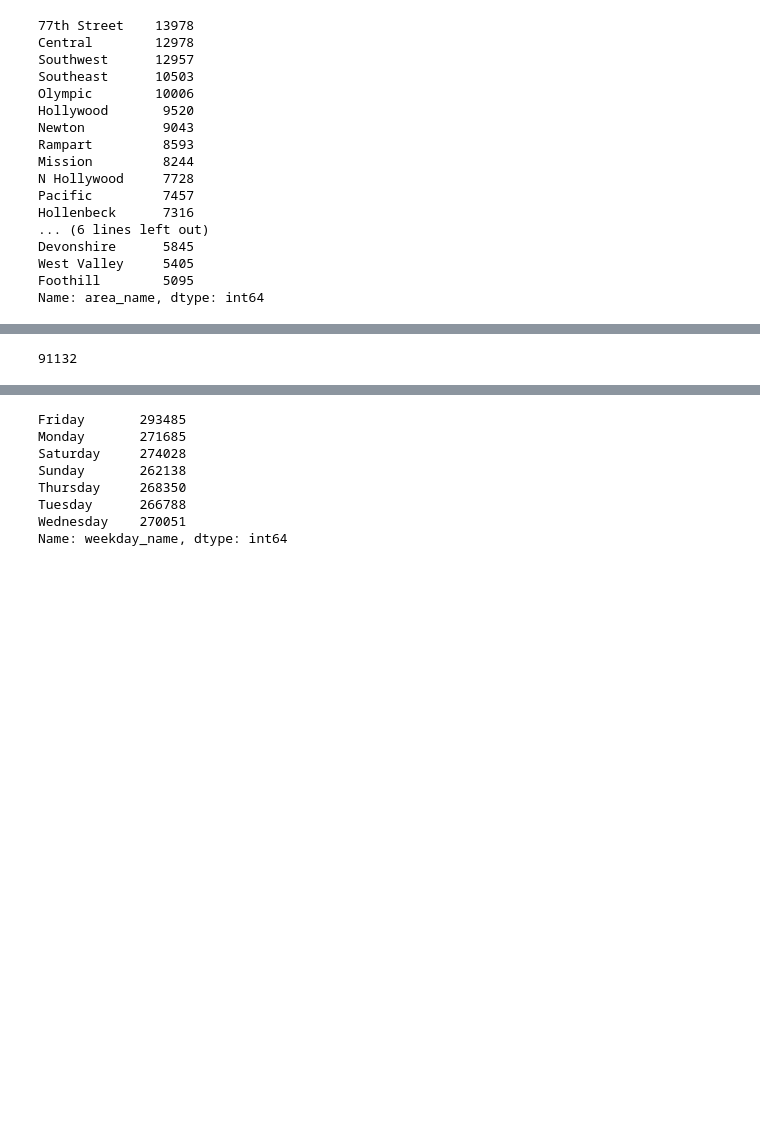
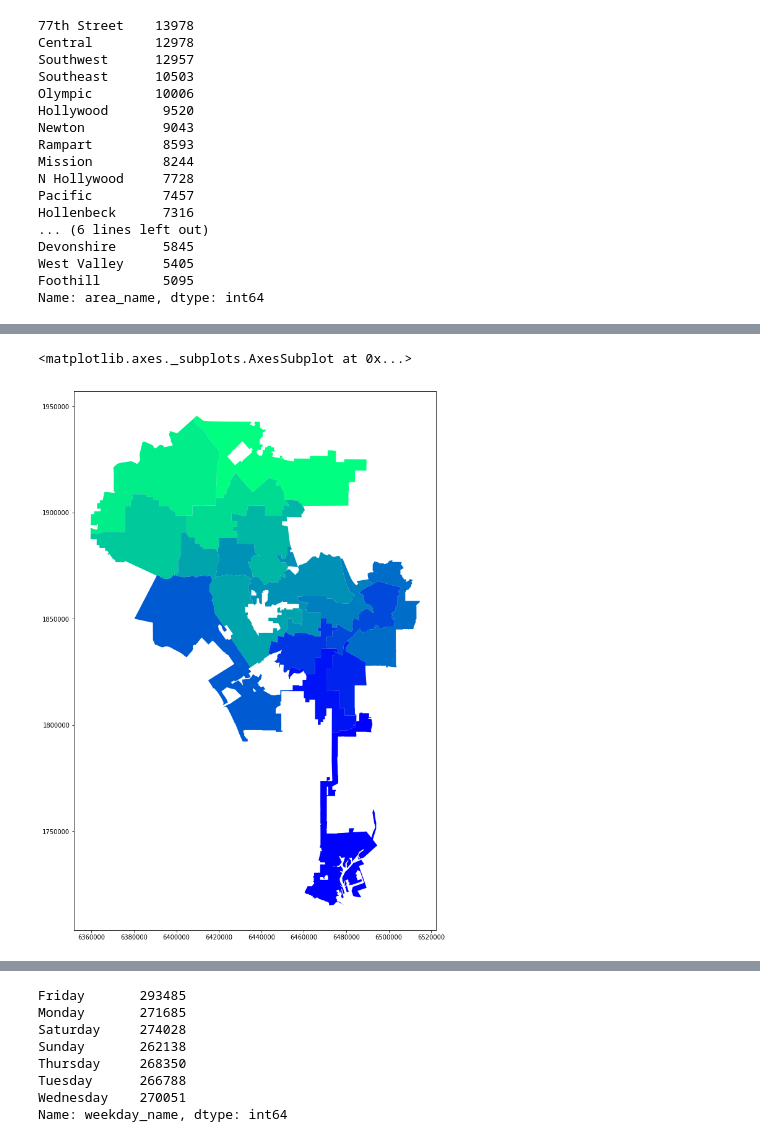
Before and after one commit to nonoumasy/LA-Crime-2010-2019, a Jupyter notebook: LA Crime Data Analysis.ipynb, the cells around one changed output, grey strips where cells are left out. Saved outputs shown, nothing was run; the diff lists cells and outputs as text; code cells hidden in the pictures; blank space fills up the shorter version.

```diff
--- a/LA Crime Data Analysis.ipynb
+++ b/LA Crime Data Analysis.ipynb
@@ -135,5 +313 @@ Name: area_name, dtype: int64
 ![Image of Yaktocat](http://www.lapdwilshire.com/uploads/3/0/7/1/30711601/6222770.jpg?816)
-# %%
-len(northeast)
-# %% [output]
-91132
@@ -139,0 +318,5 @@ len(northeast)
+# %%
+gdf.plot(figsize=(16,16), cmap='winter_r', scheme='quantiles')
+# %% [output]
+<matplotlib.axes._subplots.AxesSubplot at 0x...>
+[figure, added]
```
Also changed, not shown: parts of 25 cells of this notebook.
